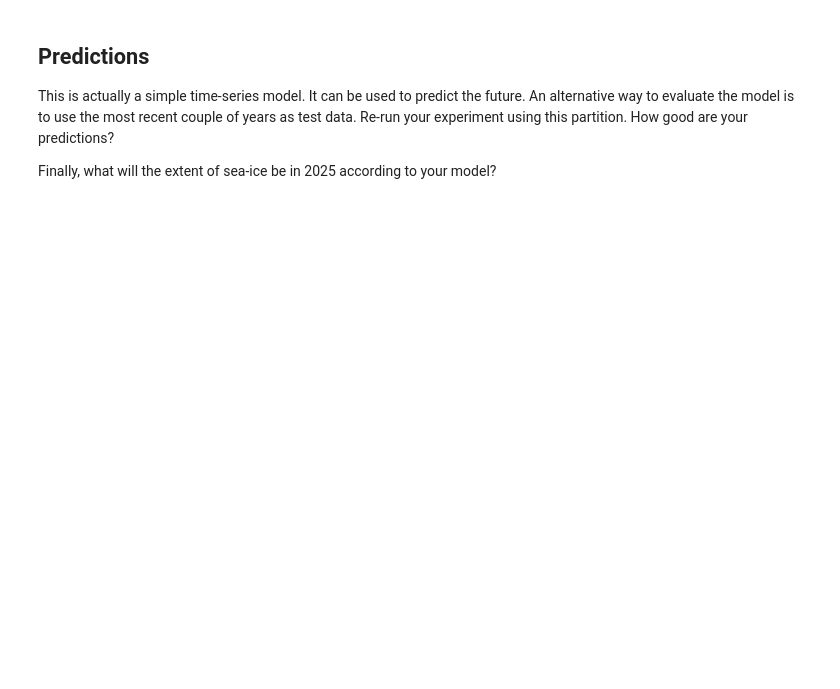
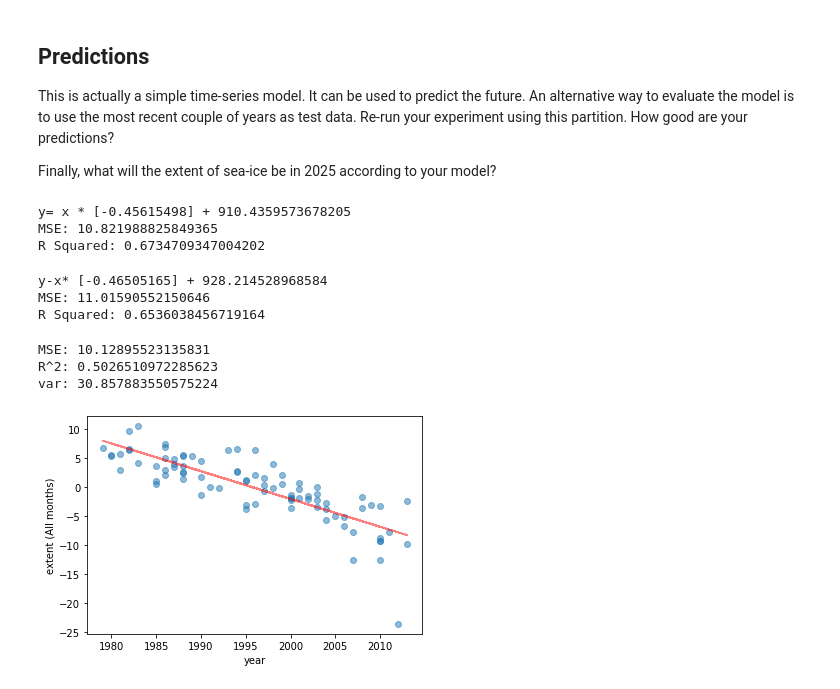
Before and after one commit to BinaryPogs/COMP257-Exercises, a Jupyter notebook: COMP257 Week 6a.ipynb, the cells around one changed output. Cells and saved outputs as stored; diff of their text form; code cells hidden in the pictures; blank space fills up the shorter version.

```diff
--- a/COMP257 Week 6a.ipynb
+++ b/COMP257 Week 6a.ipynb
@@ -136,3 +151,50 @@ You should now build a linear regression model on the data to predict `extent` g
 This is actually a simple time-series model.  It can be used to predict the future.   An alternative way to evaluate the model is to use the most recent couple of years as test data.  Re-run your experiment using this partition. How good are your predictions?
 
 Finally, what will the extent of sea-ice be in 2025 according to your model?
+# %%
+from sklearn.model_selection import train_test_split
+from sklearn.metrics import r2_score
+train,test = train_test_split(ice2,test_size=0.2)
+X=train[['year']]
+y=train['extent']
+reg.fit(X,y)
+print('y= x *', reg.coef_, '+', reg.intercept_)
+predicted = reg.predict(X)
+mse = ((np.array(y-predicted)**2).sum()/len(y))
+r2 = r2_score(y,predicted)
+print('MSE:',mse)
+print('R Squared:', r2)
+# %% [output]
+y= x * [-0.45615498] + 910.4359573678205
+MSE: 10.821988825849365
+R Squared: 0.6734709347004202
+# %%
+X=test[['year']]
+y=test['extent']
+reg.fit(X,y)
+print('y-x*', reg.coef_, '+', reg.intercept_)
+predicted = reg.predict(X)
+mse = ((np.array(y-predicted)**2).sum()/len(y))
+r2 = r2_score(y,predicted)
+print('MSE:',mse)
+print('R Squared:', r2)
+# %% [output]
+y-x* [-0.46505165] + 928.214528968584
+MSE: 11.01590552150646
+R Squared: 0.6536038456719164
+# %%
+reg = LinearRegression()
+reg.fit(X,y)
+y_hat = reg.predict(X)
+plt.plot(X,y,'o',alpha=0.5)
+plt.plot(X,y_hat,'r',alpha=0.5)
+plt.xlabel('year')
+plt.ylabel('extent (All months)')
+print("MSE:", metrics.mean_squared_error(y_hat, y))
+print("R^2:", metrics.r2_score(y_hat, y))
+print("var:", y.var())
+# %% [output]
+MSE: 10.12895523135831
+R^2: 0.5026510972285623
+var: 30.857883550575224
+[figure, added]
```
Also changed, not shown: parts of 10 cells of this notebook.
